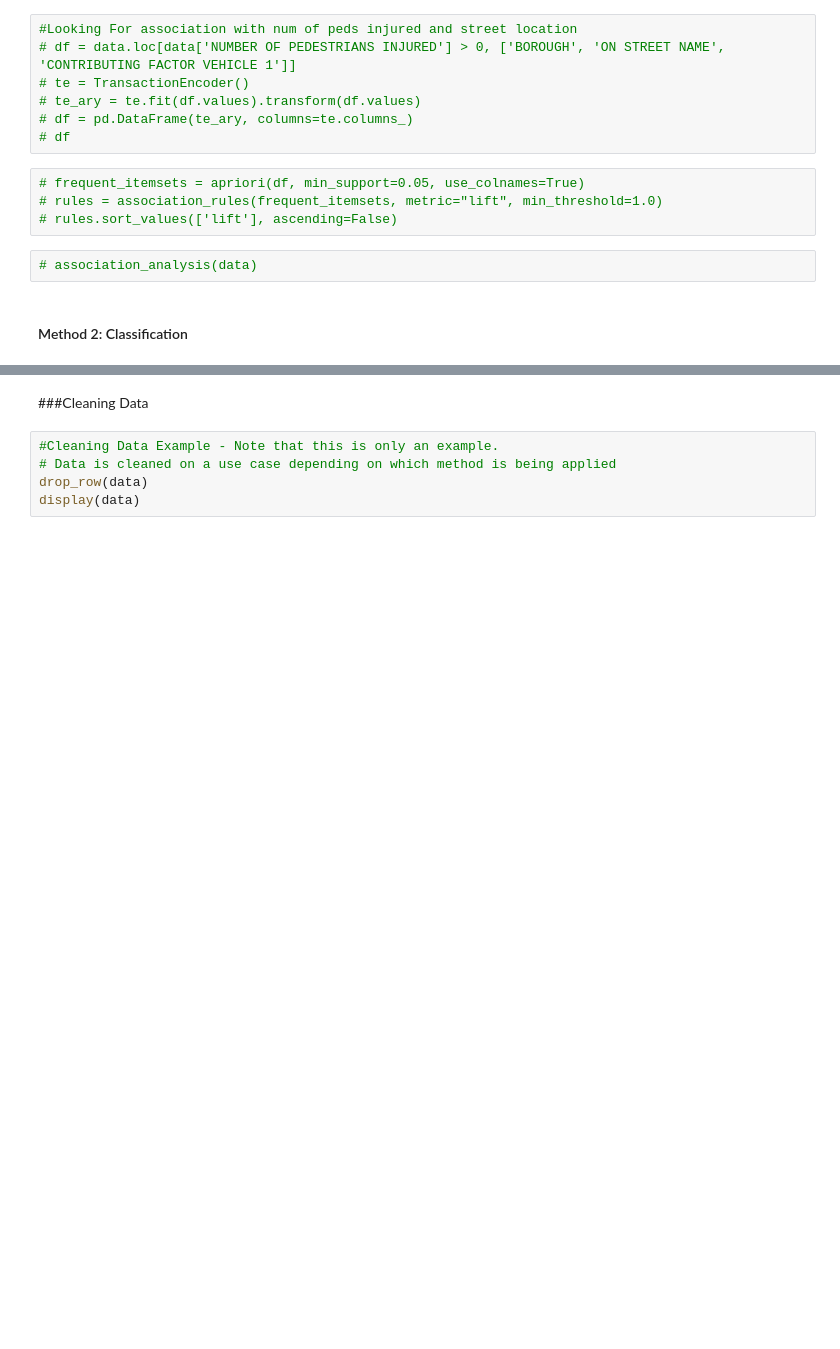
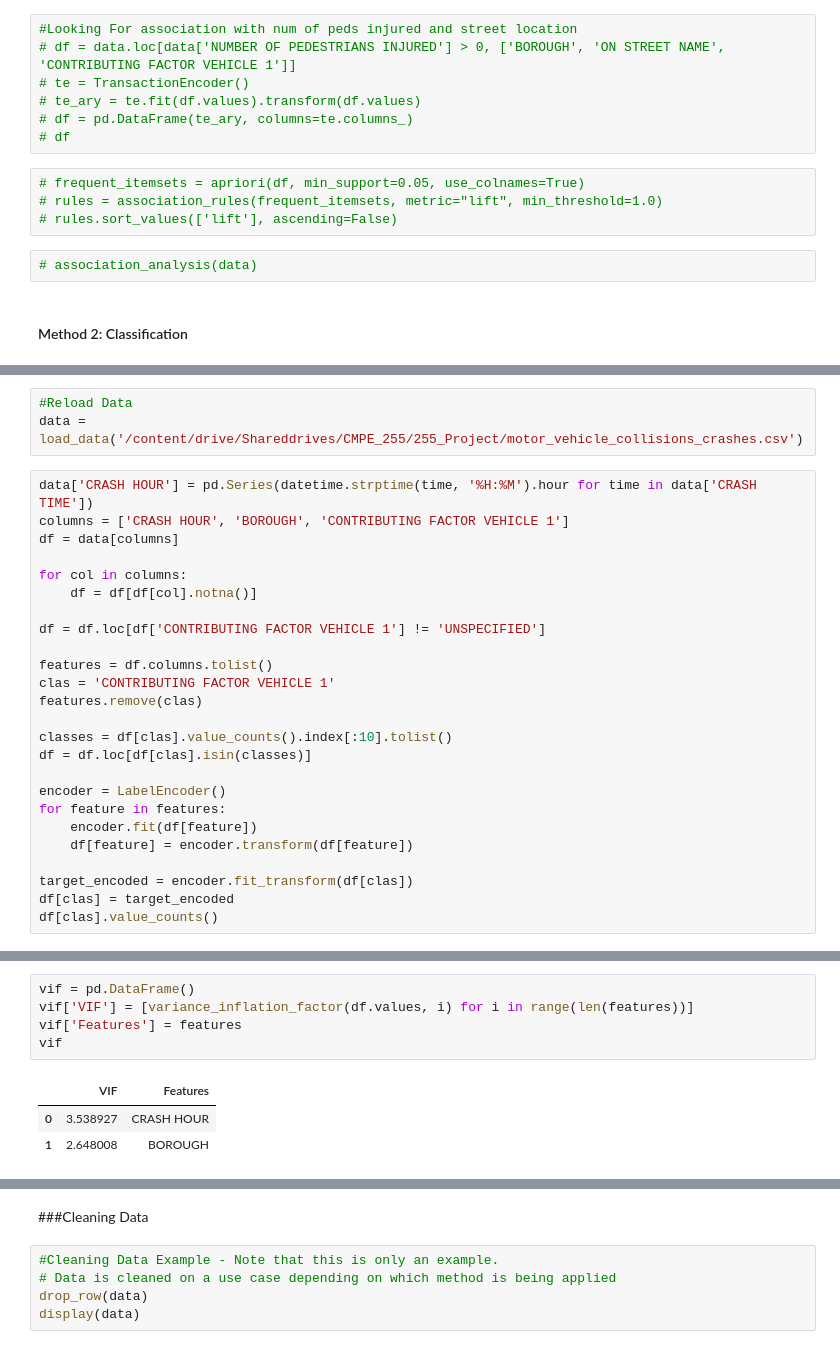
Before and after one commit to sudheendrakatikar/cmpe255-project, a Jupyter notebook: maincode.ipynb, the cells around one changed output, grey strips where cells are left out. Saved outputs shown, nothing was run; the diff lists cells and outputs as text; blank space fills up the shorter version.

```diff
--- a/maincode.ipynb
+++ b/maincode.ipynb
@@ -117,0 +109,28 @@ data = load_data('/content/drive/Shareddrives/CMPE_255/255_Project/motor_vehicle
+# %%
+#Reload Data
+data = load_data('/content/drive/Shareddrives/CMPE_255/255_Project/motor_vehicle_collisions_crashes.csv')
+# %%
+data['CRASH HOUR'] = pd.Series(datetime.strptime(time, '%H:%M').hour for time in data['CRASH TIME'])
+columns = ['CRASH HOUR', 'BOROUGH', 'CONTRIBUTING FACTOR VEHICLE 1']
+df = data[columns]
+
+for col in columns:
+    df = df[df[col].notna()]
+
+df = df.loc[df['CONTRIBUTING FACTOR VEHICLE 1'] != 'UNSPECIFIED']
+
+features = df.columns.tolist()
+clas = 'CONTRIBUTING FACTOR VEHICLE 1'
+features.remove(clas)
+
+classes = df[clas].value_counts().index[:10].tolist()
+df = df.loc[df[clas].isin(classes)]
+
+encoder = LabelEncoder()
+for feature in features:
+    encoder.fit(df[feature])
+    df[feature] = encoder.transform(df[feature])
+
+target_encoded = encoder.fit_transform(df[clas])
+df[clas] = target_encoded
+df[clas].value_counts()
@@ -117,0 +149,9 @@ data = load_data('/content/drive/Shareddrives/CMPE_255/255_Project/motor_vehicle
+# %%
+vif = pd.DataFrame()
+vif['VIF'] = [variance_inflation_factor(df.values, i) for i in range(len(features))]
+vif['Features'] = features
+vif
+# %% [output]
+|  | VIF | Features |
+| 0 | 3.538927 | CRASH HOUR |
+| 1 | 2.648008 | BOROUGH |
```
Also changed, not shown: parts of 12 cells of this notebook.
